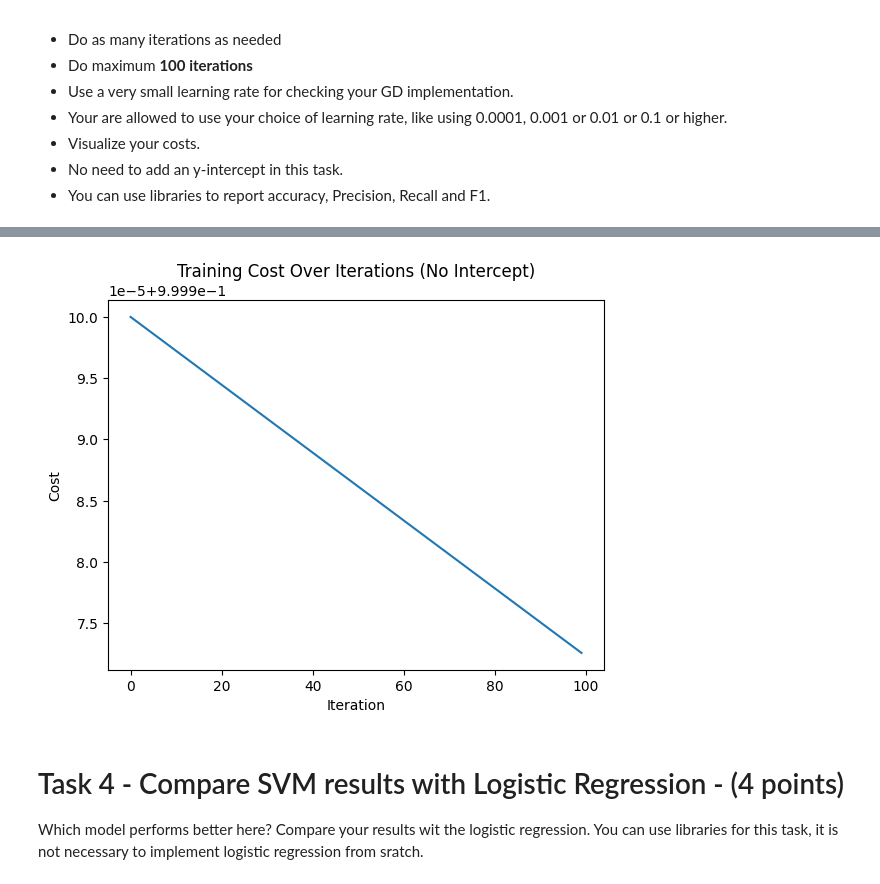
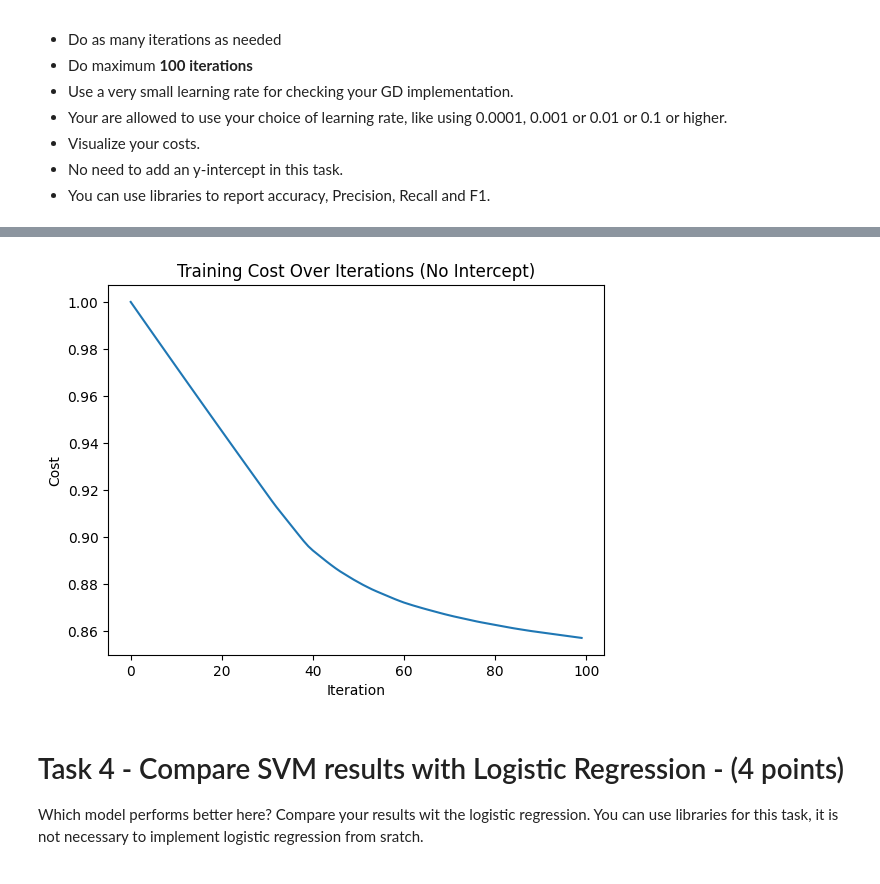
Before and after one commit to leiandas/CS329E-Assignments, a Jupyter notebook: Assignment 7/329e_HW07.ipynb, the cells around one changed output, grey strips where cells are left out. Drawn from its saved outputs; the diff is of its cells as text; code cells hidden in the pictures.

```diff
--- a/Assignment 7/329e_HW07.ipynb
+++ b/Assignment 7/329e_HW07.ipynb
@@ -174,75 +174,73 @@ Try to produce the same result as you get from the libraries.
 * No need to add an y-intercept in this task.
 * You can use libraries to report accuracy, Precision, Recall and F1.
 # %%
-modified from in-class example
+# modified from in-class example
+
+# def computeHingeLoss(X, y, W, regularization_factor):
+#     n = X.shape[0]
+#     distances = 1 - y * (np.dot(X, W))
+
+#     # max(0, distances)
+#     distances[distances < 0] = 0
+
+#     hinge_loss = (np.sum(distances) / n)
+#     lambd = 1/(regularization_factor)
+#     return (lambd / 2 * np.dot(W, W) + hinge_loss)
+
+# def calculateGradient(X, y, W, regularization_factor):
+#     if type(y) == np.float64:
+#         y = np.array([y])
+#         X = np.array([X])
+
+#     distance = 1 - (y * np.dot(X, W))
+
+#     dw = np.zeros(len(W))
+
+#     for ind, d in enumerate(distance):
+
+#         if (d < 0):
+#             di = W
+#         else:
+#             di = W - (regularization_factor * y[ind] * X[ind])
+
+#         dw += di
+
+#     dw = dw/len(y)
+
+#     return dw
 
 def computeHingeLoss(X, y, W, regularization_factor):
     n = X.shape[0]
     distances = 1 - y * (np.dot(X, W))
+    distances[distances < 0] = 0  # hinge = max(0, margin)
 
-    # max(0, distances)
-    distances[distances < 0] = 0
-
-    hinge_loss = (np.sum(distances) / n)
-    lambd = 1/(regularization_factor)
-    return (lambd / 2 * np.dot(W, W) + hinge_loss)
+    # hinge term: mean over samples; L2 term weighted by regularization_factor
+    hinge_loss = np.mean(distances)
+    return (0.5 * regularization_factor * np.dot(W, W) + hinge_loss)
 
 def calculateGradient(X, y, W, regularization_factor):
+    # keep your scalar guard (unchanged)
     if type(y) == np.float64:
         y = np.array([y])
         X = np.array([X])
 
     distance = 1 - (y * np.dot(X, W))
 
-    dw = np.zeros(len(W))
+    dw = regularization_factor * W
 
     for ind, d in enumerate(distance):
+        if d > 0:
+            dw += -(y[ind] * X[ind])
 
-        if (d < 0):
-            di = W
-        else:
-            di = W - (regularization_factor * y[ind] * X[ind])
-
-        dw += di
-
-    dw = dw/len(y)
-
+    # average over samples (since hinge was a mean)
+    dw = dw / len(y)
     return dw
-
-# def computeHingeLoss(X, y, W, regularization_factor):
-#     n = X.shape[0]
-#     distances = 1 - y * (np.dot(X, W))
-#     distances[distances < 0] = 0  # hinge = max(0, margin)
-
-#     # hinge term: mean over samples; L2 term weighted by regularization_factor
-#     hinge_loss = np.mean(distances)
-#     return (0.5 * regularization_factor * np.dot(W, W) + hinge_loss)
-
-# def calculateGradient(X, y, W, regularization_factor):
-#     # keep your scalar guard (unchanged)
-#     if type(y) == np.float64:
-#         y = np.array([y])
-#         X = np.array([X])
-
-#     distance = 1 - (y * np.dot(X, W))
-
-#     # L2 gradient once per batch
-#     dw = regularization_factor * W
-
-#     # add hinge gradient contributions only for active samples
-#     for ind, d in enumerate(distance):
-#         if d > 0:  # active margin
-#             dw += -(y[ind] * X[ind])
-
-#     # average over samples (since hinge was a mean)
-#     dw = dw / len(y)
-#     return dw
 
 
 # run SVM
 weights = np.zeros(3)
 numIter = 100
-learningRate = 0.00001
+learningRate = 0.1
 regularization = 0.01
 costList = []
 for i in range(0, numIter):
@@ -293,4 +291,4 @@ weighted avg       0.72      0.70      0.70        61
-[figure, old version]
+[figure, new version]
 # %% [markdown]
 # Task 4 - Compare SVM results with Logistic Regression - (4 points)
 
```
Also changed, not shown: parts of 1 cell of this notebook.
